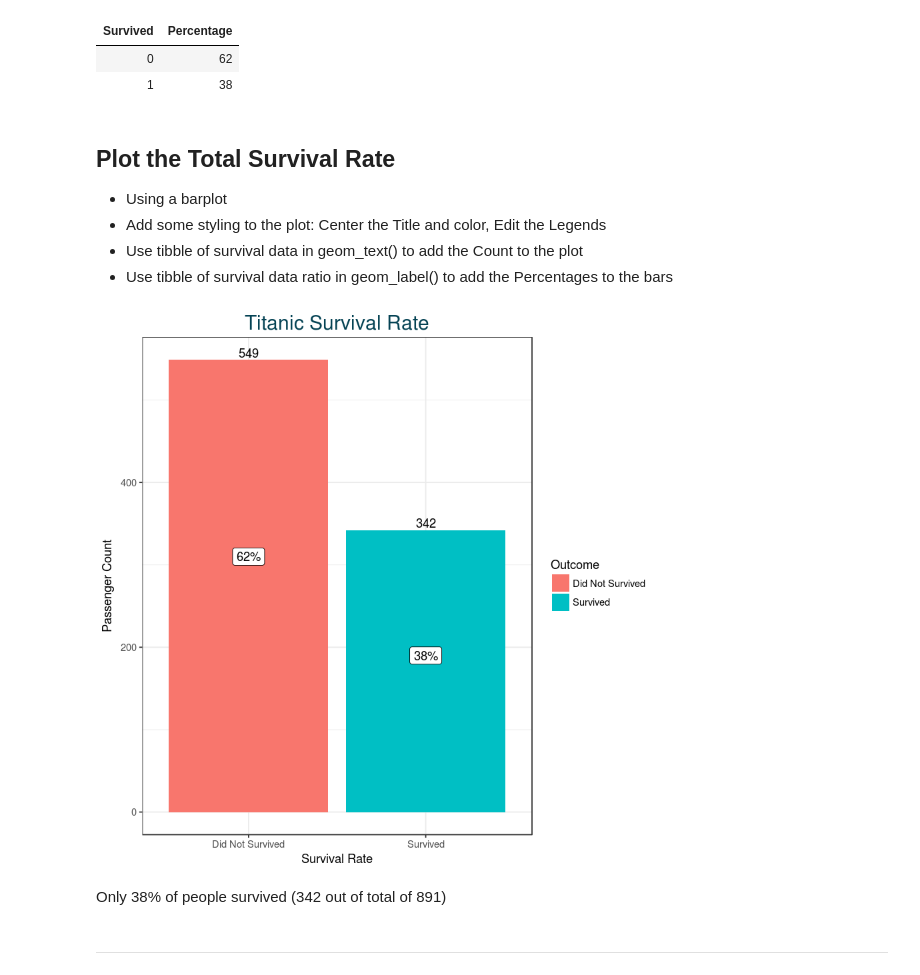
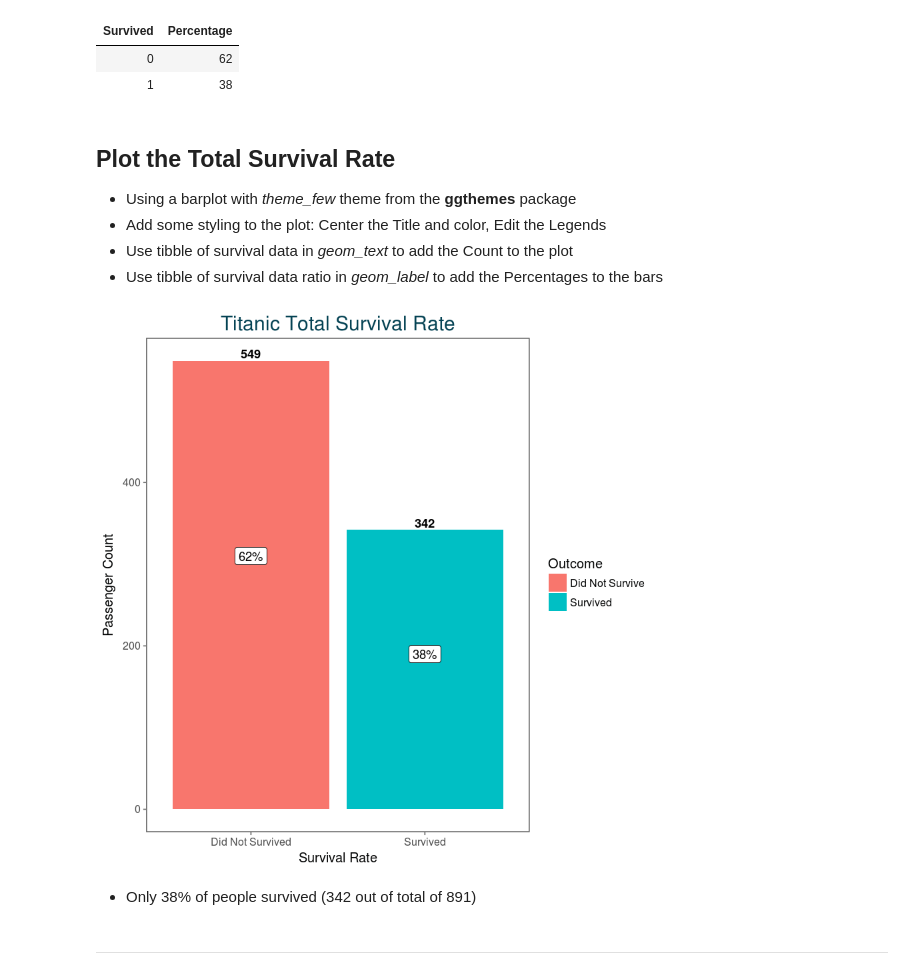
Before and after one commit to romabash/kaggle-titanic, a Jupyter notebook: notebooks/2_Initial-Visualization.ipynb, the cells around one changed output. Cells and saved outputs as stored; diff of their text form; code cells hidden in the pictures.

```diff
--- a/notebooks/2_Initial-Visualization.ipynb
+++ b/notebooks/2_Initial-Visualization.ipynb
@@ -75,9 +68,6 @@ titanic <- titanic %>%
 - Keep **Age** and  **FamilySize** variables numeric
 # %%
 titanic <- titanic %>%
-  select(PassengerId, Survived, Pclass, Sex, Age, FamilySize) %>%
   mutate(Pclass = factor(Pclass),
          Survived = factor(Survived),
          Sex = factor(Sex))
-
-head(titanic)
@@ -124,29 +106,31 @@ survival_ratio
 | 1 | 38 |
 # %% [markdown]
 ## Plot the Total Survival Rate
-- Using a barplot
+- Using a barplot with *theme_few* theme from the **ggthemes** package
 - Add some styling to the plot: Center the Title and color, Edit the Legends
-- Use tibble of survival data in geom_text() to add the Count to the plot
-- Use tibble of survival data ratio in geom_label() to add the Percentages to the bars
+- Use tibble of survival data in *geom_text* to add the Count to the plot
+- Use tibble of survival data ratio in *geom_label* to add the Percentages to the bars
 # %%
 titanic %>%
   ggplot() +
   geom_bar(aes(x = Survived, fill = Survived)) +
   geom_text(data = survival,
             aes(x = Survived, y = Count, label = Count),
-            position = position_dodge(width=0.9), vjust=-0.25) +
+            position = position_dodge(width=0.9),
+            vjust=-0.25,
+            fontface = "bold") +
   geom_label(data = survival_ratio,
              aes(x = Survived, y = Percentage, label = paste0(Percentage, "%"), group = Survived),
              position = position_stack(vjust = 5)) +
-  theme_bw() +
+  theme_few() +
   theme(plot.title = element_text(hjust = 0.5, size=18, color = "#054354")) +
-  ggtitle("Titanic Survival Rate") +
+  ggtitle("Titanic Total Survival Rate") +
   scale_x_discrete(name= "Survival Rate", labels = c("Did Not Survived", "Survived")) +
   scale_y_continuous(name = "Passenger Count") +
-  scale_fill_discrete(name = "Outcome", labels = c("Did Not Survived", "Survived"))
+  scale_fill_discrete(name = "Outcome", labels = c("Did Not Survive", "Survived"))
 # %% [output]
-[figure, old version]
+[figure, new version]
 # %% [markdown]
-Only 38% of people survived (342 out of total of 891)
+- Only 38% of people survived (342 out of total of 891)
 # %% [markdown]
 <hr>
```
Also changed, not shown: parts of 16 cells of this notebook.
